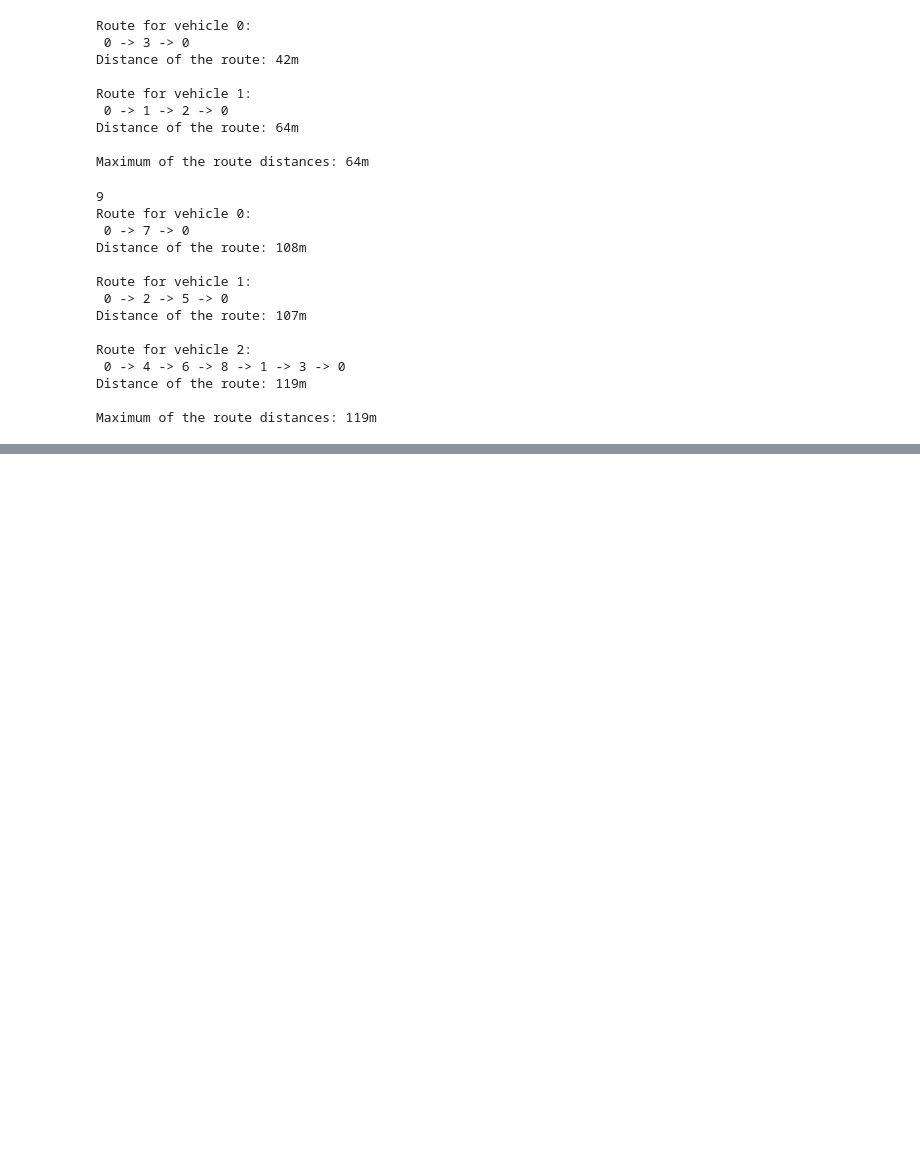
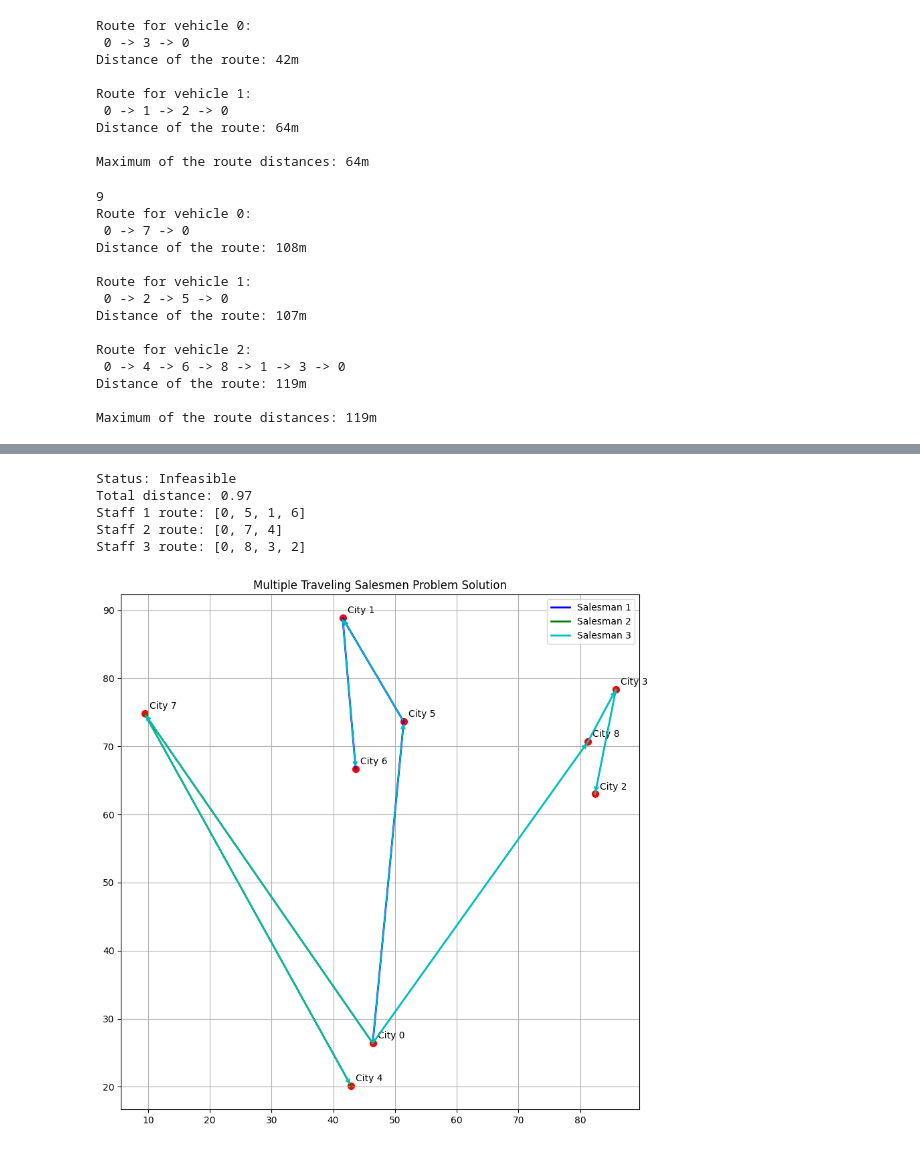
Before and after one commit to haganelego/caredx2024_rapid_prototyping, a Jupyter notebook: notebooks/simple_tsp.ipynb, the cells around one changed output, grey strips where cells are left out. Cells and saved outputs as stored; diff of their text form; code cells hidden in the pictures; blank space fills up the shorter version.

```diff
--- a/notebooks/simple_tsp.ipynb
+++ b/notebooks/simple_tsp.ipynb
@@ -1178,0 +1204,40 @@ Maximum of the route distances: 84m
+# %%
+import numpy as np
+import matplotlib.pyplot as plt
+
+# 結果の表示（既存のコード）
+print(f"Status: {pulp.LpStatus[prob.status]}")
+print(f"Total distance: {pulp.value(prob.objective):.2f}")
+
+# 可視化のための準備
+plt.figure(figsize=(10, 10))
+plt.scatter(cities[:, 0], cities[:, 1], c='red', s=50)
+for i, city in enumerate(cities):
+    plt.annotate(f'City {i}', (city[0], city[1]), xytext=(5, 5), textcoords='offset points')
+
+colors = ['b', 'g', 'c', 'm', 'y', 'k']  # セールスマンごとに異なる色を使用
+
+# 各セールスマンのルートを表示と可視化
+for staff_index, route in return_dict.items():
+    print(f"Staff {staff_index+1} route: {route}")
+
+    # ルートの可視化
+    route_coords = cities[route]
+    plt.plot(route_coords[:, 0], route_coords[:, 1], c=colors[staff_index % len(colors)], linewidth=2, label=f'Salesman {staff_index+1}')
+
+    # 矢印の追加
+    for i in range(len(route) - 1):
+        plt.annotate('', xy=cities[route[i+1]], xytext=cities[route[i]],
+                     arrowprops=dict(arrowstyle='->', color=colors[k % len(colors)], lw=1.5))
+
+plt.title('Multiple Traveling Salesmen Problem Solution')
+plt.legend()
+plt.grid(True)
+plt.show()
+# %% [output]
+Status: Infeasible
+Total distance: 0.97
+Staff 1 route: [0, 5, 1, 6]
+Staff 2 route: [0, 7, 4]
+Staff 3 route: [0, 8, 3, 2]
+[figure, added]
```
Also changed, not shown: parts of 3 cells of this notebook, 1 other file.
